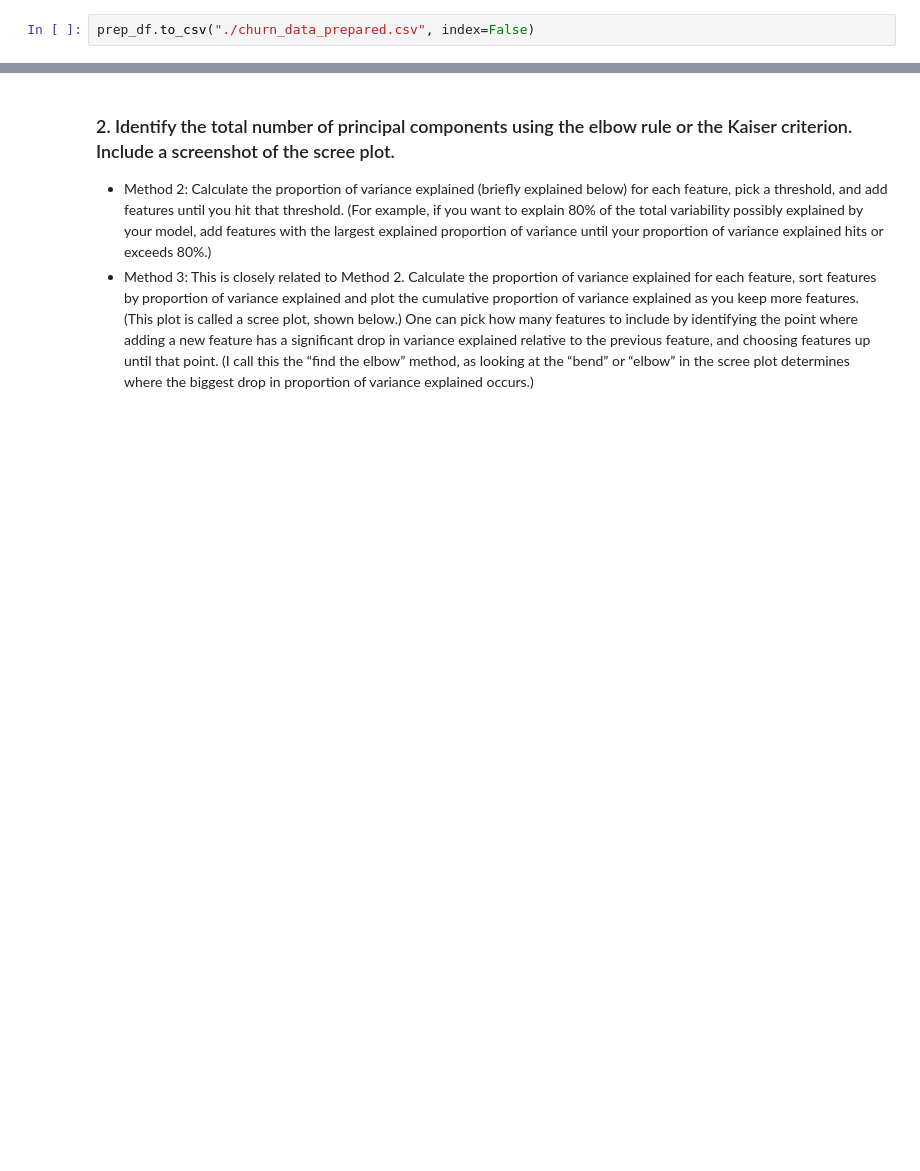
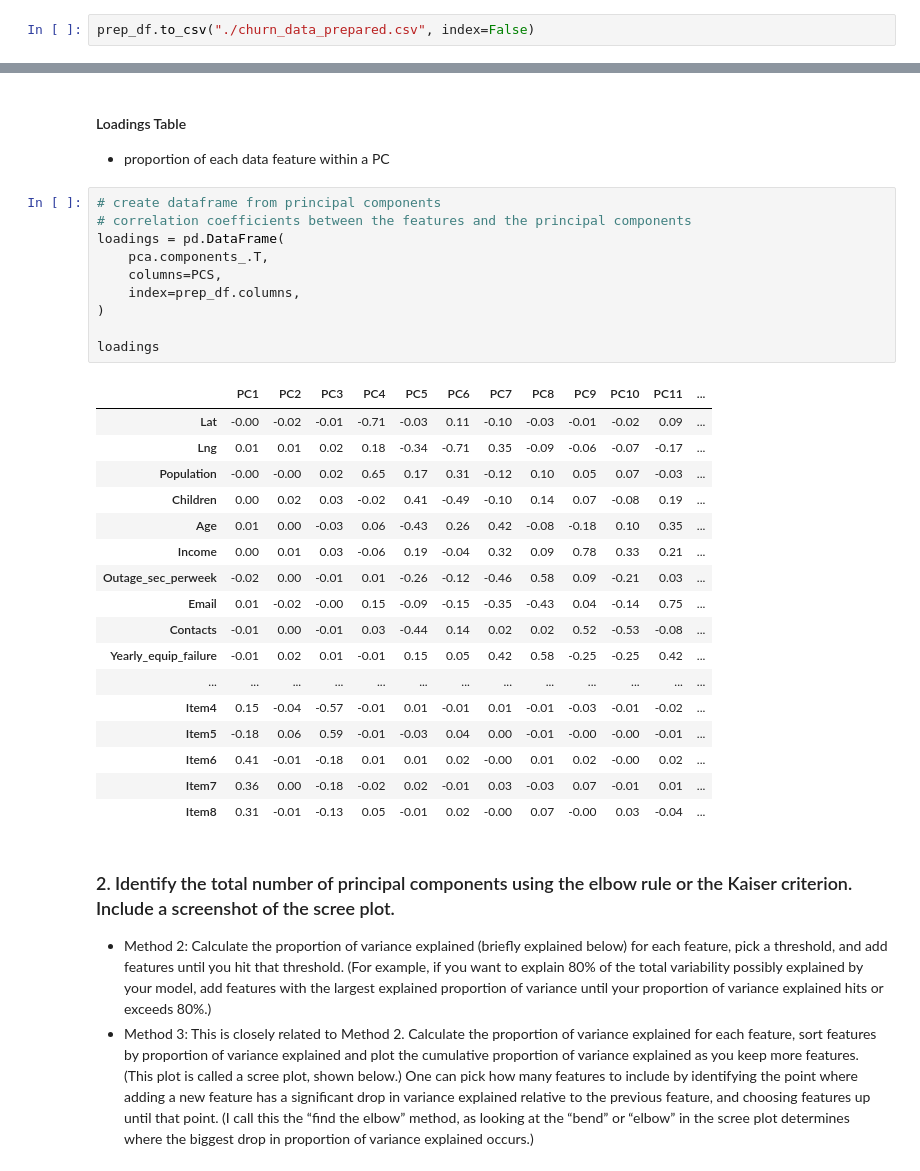
Before and after one commit to chrispaynes/OSDSC-Portfolio, a Jupyter notebook: data_mining_ii_nb/02. DIMENSIONALITY REDUCTION METHODS/dimensionality_reduction.ipynb, the cells around one changed output, grey strips where cells are left out. Cells and saved outputs as stored; diff of their text form; blank space fills up the shorter version.

```diff
--- a/data_mining_ii_nb/02. DIMENSIONALITY REDUCTION METHODS/dimensionality_reduction.ipynb
+++ b/data_mining_ii_nb/02. DIMENSIONALITY REDUCTION METHODS/dimensionality_reduction.ipynb
@@ -598,3 +668,34 @@ prep_df.to_csv("./churn_data_prepared.csv", index=False)
+# %% [markdown]
+#### Loadings Table
+- proportion of each data feature within a PC
+# %%
+# create dataframe from principal components
+# correlation coefficients between the features and the principal components
+loadings = pd.DataFrame(
+    pca.components_.T,
+    columns=PCS,
+    index=prep_df.columns,
+)
+
+loadings
+# %% [output]
+|  | PC1 | PC2 | PC3 | PC4 | PC5 | PC6 | PC7 | PC8 | PC9 | PC10 | PC11 | ... |
+| Lat | -0.00 | -0.02 | -0.01 | -0.71 | -0.03 | 0.11 | -0.10 | -0.03 | -0.01 | -0.02 | 0.09 | ... |
+| Lng | 0.01 | 0.01 | 0.02 | 0.18 | -0.34 | -0.71 | 0.35 | -0.09 | -0.06 | -0.07 | -0.17 | ... |
+| Population | -0.00 | -0.00 | 0.02 | 0.65 | 0.17 | 0.31 | -0.12 | 0.10 | 0.05 | 0.07 | -0.03 | ... |
+| Children | 0.00 | 0.02 | 0.03 | -0.02 | 0.41 | -0.49 | -0.10 | 0.14 | 0.07 | -0.08 | 0.19 | ... |
+| Age | 0.01 | 0.00 | -0.03 | 0.06 | -0.43 | 0.26 | 0.42 | -0.08 | -0.18 | 0.10 | 0.35 | ... |
+| Income | 0.00 | 0.01 | 0.03 | -0.06 | 0.19 | -0.04 | 0.32 | 0.09 | 0.78 | 0.33 | 0.21 | ... |
+| Outage_sec_perweek | -0.02 | 0.00 | -0.01 | 0.01 | -0.26 | -0.12 | -0.46 | 0.58 | 0.09 | -0.21 | 0.03 | ... |
+| Email | 0.01 | -0.02 | -0.00 | 0.15 | -0.09 | -0.15 | -0.35 | -0.43 | 0.04 | -0.14 | 0.75 | ... |
+| Contacts | -0.01 | 0.00 | -0.01 | 0.03 | -0.44 | 0.14 | 0.02 | 0.02 | 0.52 | -0.53 | -0.08 | ... |
+| Yearly_equip_failure | -0.01 | 0.02 | 0.01 | -0.01 | 0.15 | 0.05 | 0.42 | 0.58 | -0.25 | -0.25 | 0.42 | ... |
+| ... | ... | ... | ... | ... | ... | ... | ... | ... | ... | ... | ... | ... |
+| Item4 | 0.15 | -0.04 | -0.57 | -0.01 | 0.01 | -0.01 | 0.01 | -0.01 | -0.03 | -0.01 | -0.02 | ... |
+| Item5 | -0.18 | 0.06 | 0.59 | -0.01 | -0.03 | 0.04 | 0.00 | -0.01 | -0.00 | -0.00 | -0.01 | ... |
+| Item6 | 0.41 | -0.01 | -0.18 | 0.01 | 0.01 | 0.02 | -0.00 | 0.01 | 0.02 | -0.00 | 0.02 | ... |
+| Item7 | 0.36 | 0.00 | -0.18 | -0.02 | 0.02 | -0.01 | 0.03 | -0.03 | 0.07 | -0.01 | 0.01 | ... |
+| Item8 | 0.31 | -0.01 | -0.13 | 0.05 | -0.01 | 0.02 | -0.00 | 0.07 | -0.00 | 0.03 | -0.04 | ... |
 # %% [markdown]
 ### 2.  Identify the total number of principal components using the elbow rule or the Kaiser criterion. Include a screenshot of the scree plot.
 - Method 2: Calculate the proportion of variance explained (briefly explained below) for each feature, pick a threshold, and add features until you hit that threshold. (For example, if you want to explain 80% of the total variability possibly explained by your model, add features with the largest explained proportion of variance until your proportion of variance explained hits or exceeds 80%.)
```
Also changed, not shown: parts of 22 cells of this notebook.
